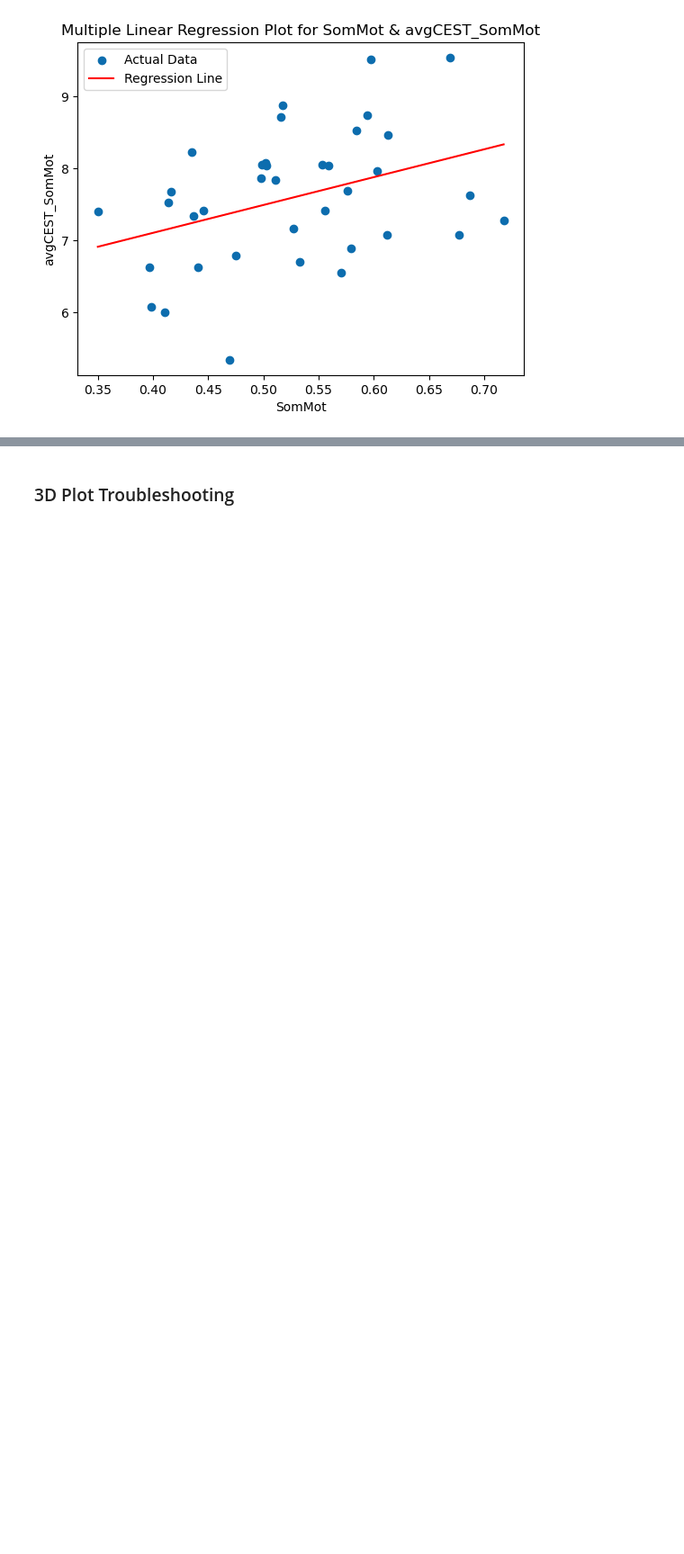
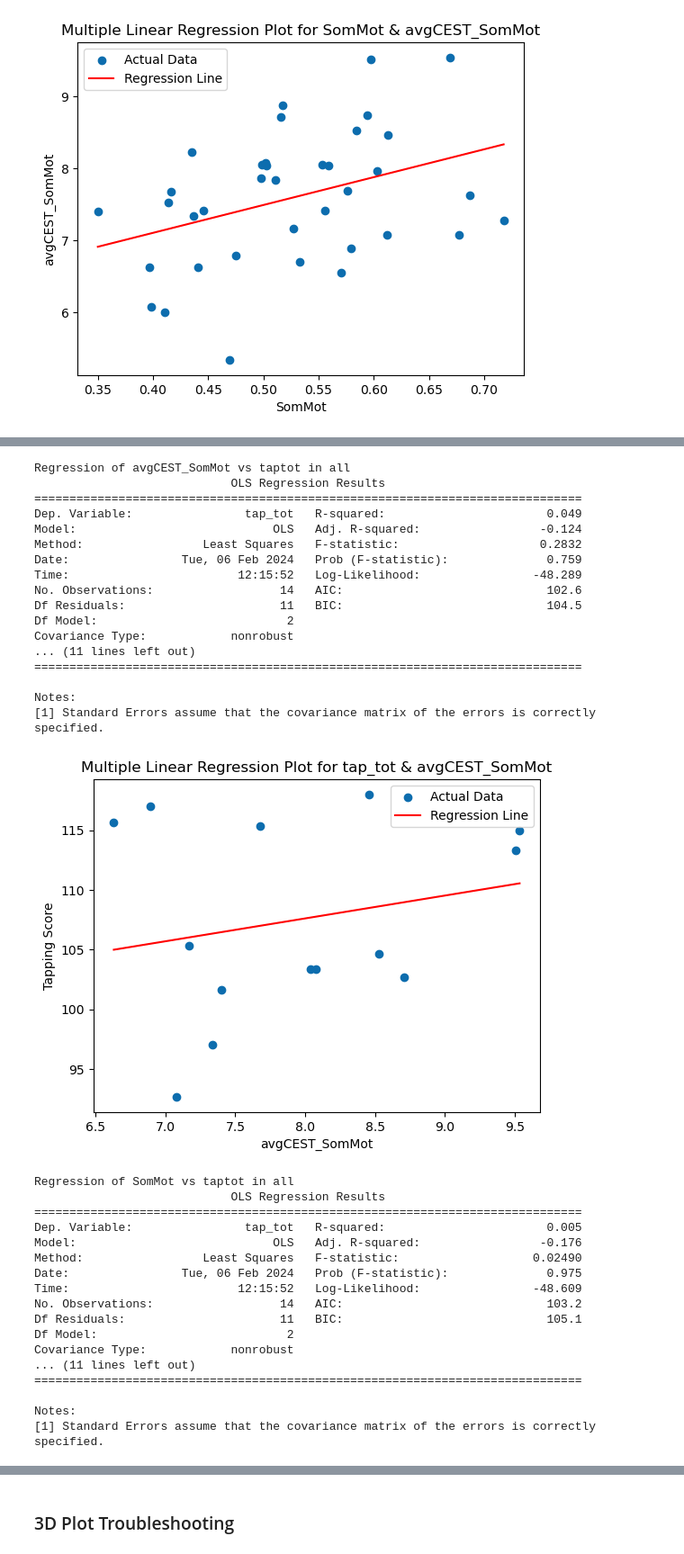
Before and after one commit to pecsok/glucest-rsfmri, a Jupyter notebook: motor_glu_pipeline/motor_figures.ipynb, the cells around one changed output, grey strips where cells are left out. Shown: that part at 90% size. Saved outputs shown, nothing was run; the diff lists cells and outputs as text; code cells hidden in the pictures; blank space fills up the shorter version.

```diff
--- a/motor_glu_pipeline/motor_figures.ipynb
+++ b/motor_glu_pipeline/motor_figures.ipynb
@@ -517,0 +503,67 @@ ValueError: array length 100 does not match index length 37
+# %%
+# Regression by hstatus of CEST and FC versus Tapping Score.
+statuses = ['HC', 'PSY']
+# Create a figure outside the loop to have a single plot
+#fig, ax = plt.subplots()
+
+for status in statuses:
+    for metric in metrics:
+        for CNB_score in CNB_scores:
+            ##################################
+            graph_df = grp_df[grp_df['hstatus'] == status]
+            # Define formula and model
+            formula = f'{CNB_score} ~ {metric} + {covariate_age}' #FIX add covariate_sex
+            model = smf.ols(formula=formula, data=graph_df).fit()
+            print('Regression of ' + metric + ' vs taptot in all')
+            print(model.summary())
+
+            fig, ax = plt.subplots()
+            ax.scatter(graph_df[metric], graph_df['tap_tot'], label='Actual Data')
+            # Generate x values for the line
+            x_line = pd.DataFrame({metric: np.linspace(graph_df[metric].min(), graph_df[metric].max(), 100),
+                                   covariate_age: np.mean(graph_df[covariate_age])}) #FIX: add covariate_sex: graph_df[covariate_age]
+            # Predictions for the regression line
+            y_line = model.predict(x_line)
+            # Plot the regression line
+            ax.plot(x_line[metric], y_line, color='red', label='Regression Line')
+            ax.set_xlabel(metric)
+            ax.set_ylabel('Tapping Score')
+            ax.set_title('Multiple Linear Regression Plot for ' + CNB_score + ' & ' + metric)
+            ax.legend()
+            plt.show()
+# %% [output]
+Regression of avgCEST_SomMot vs taptot in all
+                            OLS Regression Results
+==============================================================================
+Dep. Variable:                tap_tot   R-squared:                       0.049
+Model:                            OLS   Adj. R-squared:                 -0.124
+Method:                 Least Squares   F-statistic:                    0.2832
+Date:                Tue, 06 Feb 2024   Prob (F-statistic):              0.759
+Time:                        12:15:52   Log-Likelihood:                -48.289
+No. Observations:                  14   AIC:                             102.6
+Df Residuals:                      11   BIC:                             104.5
+Df Model:                           2
+Covariance Type:            nonrobust
+... (11 lines left out)
+==============================================================================
+
+Notes:
+[1] Standard Errors assume that the covariance matrix of the errors is correctly specified.
+[figure, added]
+Regression of SomMot vs taptot in all
+                            OLS Regression Results
+==============================================================================
+Dep. Variable:                tap_tot   R-squared:                       0.005
+Model:                            OLS   Adj. R-squared:                 -0.176
+Method:                 Least Squares   F-statistic:                   0.02490
+Date:                Tue, 06 Feb 2024   Prob (F-statistic):              0.975
+Time:                        12:15:52   Log-Likelihood:                -48.609
+No. Observations:                  14   AIC:                             103.2
+Df Residuals:                      11   BIC:                             105.1
+Df Model:                           2
+Covariance Type:            nonrobust
+... (11 lines left out)
+==============================================================================
+
+Notes:
+[1] Standard Errors assume that the covariance matrix of the errors is correctly specified.
```
Also changed, not shown: parts of 7 cells of this notebook, 5 other files.
